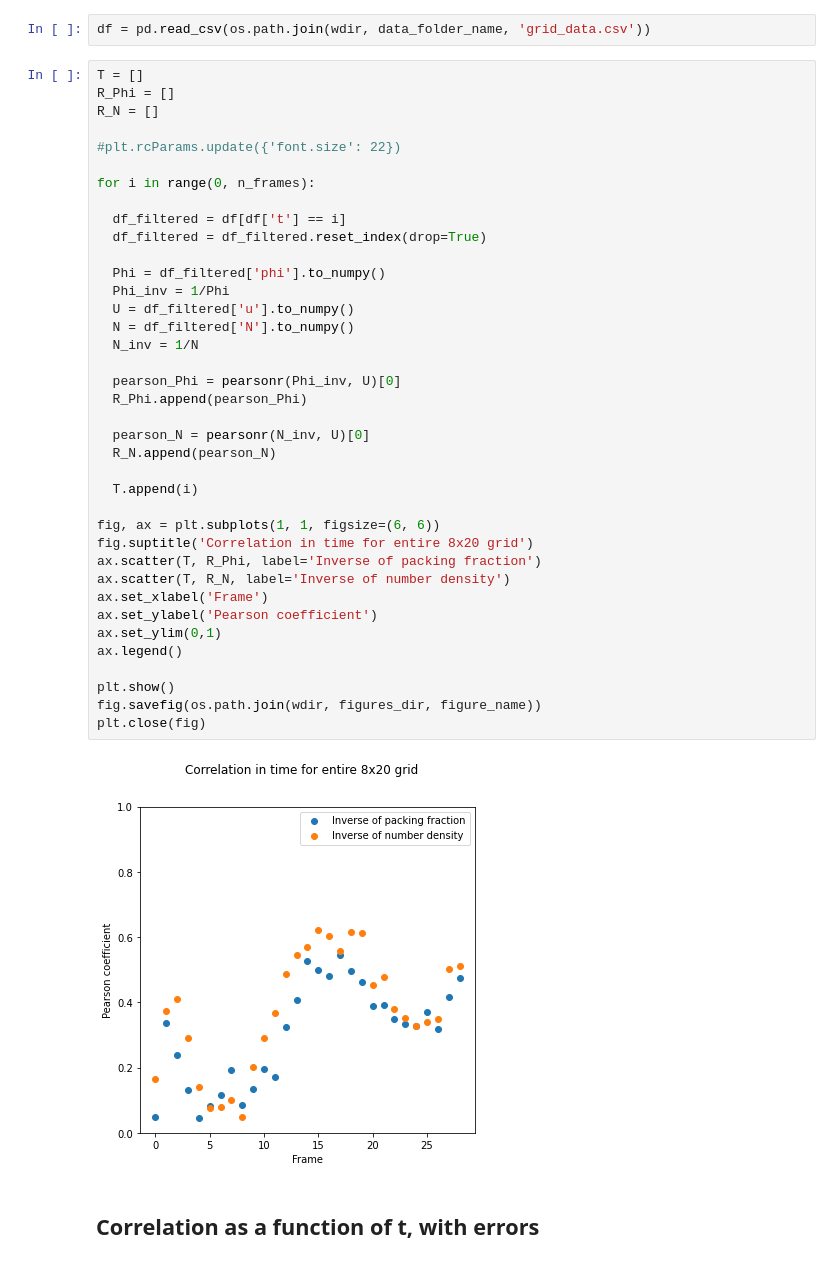
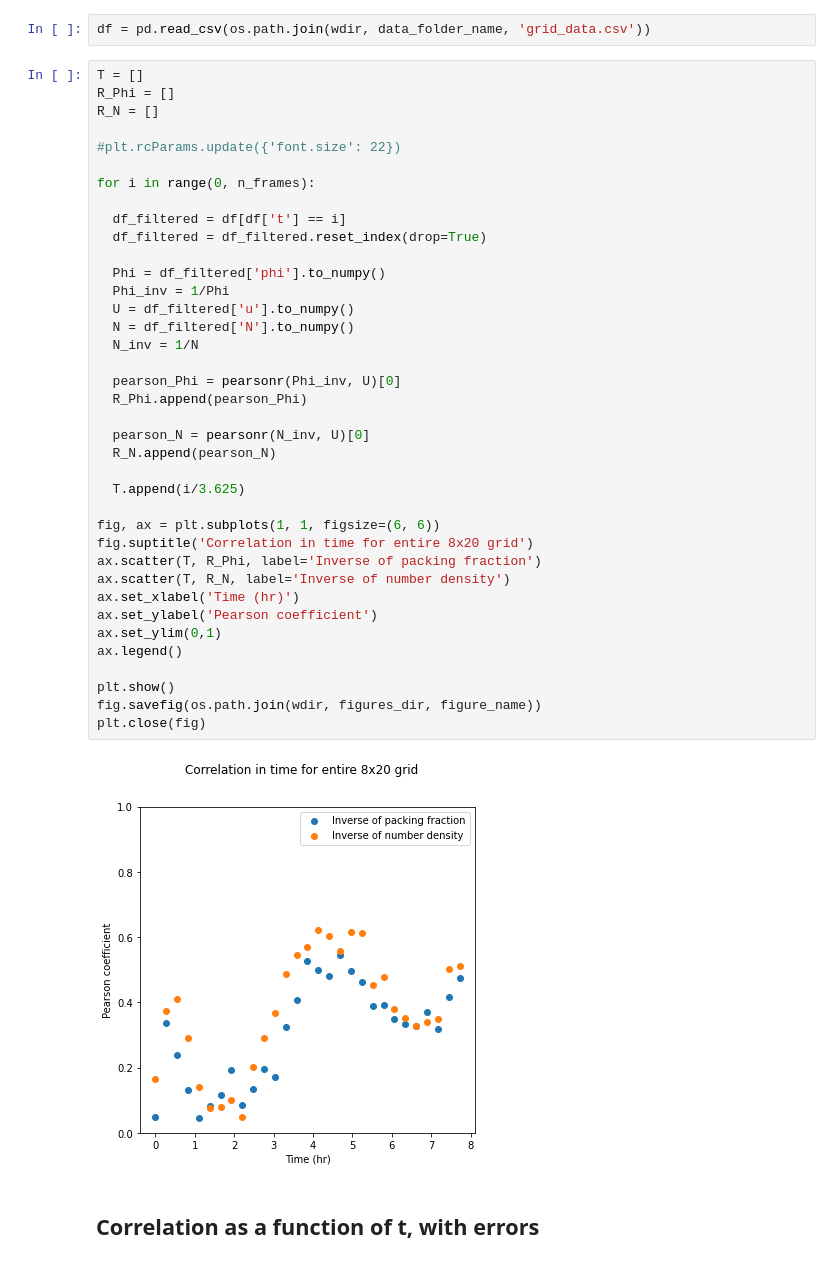
Before and after one commit to benjamin-alvial/cell-jamming, a Jupyter notebook: experiment_b/correlation.ipynb, the cells around one changed output. Cells and saved outputs as stored; diff of their text form.

```diff
--- a/experiment_b/correlation.ipynb
+++ b/experiment_b/correlation.ipynb
@@ -47,36 +54,36 @@ R_N = []
 for i in range(0, n_frames):
 
   df_filtered = df[df['t'] == i]
   df_filtered = df_filtered.reset_index(drop=True)
 
   Phi = df_filtered['phi'].to_numpy()
   Phi_inv = 1/Phi
   U = df_filtered['u'].to_numpy()
   N = df_filtered['N'].to_numpy()
   N_inv = 1/N
 
   pearson_Phi = pearsonr(Phi_inv, U)[0]
   R_Phi.append(pearson_Phi)
 
   pearson_N = pearsonr(N_inv, U)[0]
   R_N.append(pearson_N)
 
-  T.append(i)
+  T.append(i/3.625)
 
 fig, ax = plt.subplots(1, 1, figsize=(6, 6))
 fig.suptitle('Correlation in time for entire 8x20 grid')
 ax.scatter(T, R_Phi, label='Inverse of packing fraction')
 ax.scatter(T, R_N, label='Inverse of number density')
-ax.set_xlabel('Frame')
+ax.set_xlabel('Time (hr)')
 ax.set_ylabel('Pearson coefficient')
 ax.set_ylim(0,1)
 ax.legend()
 
 plt.show()
 fig.savefig(os.path.join(wdir, figures_dir, figure_name))
 plt.close(fig)
 # %% [output]
-[figure, old version]
+[figure, new version]
 # %% [markdown]
 ## Correlation as a function of t, with errors
 # %%
```
Also changed, not shown: parts of 3 cells of this notebook, 1 other file.
